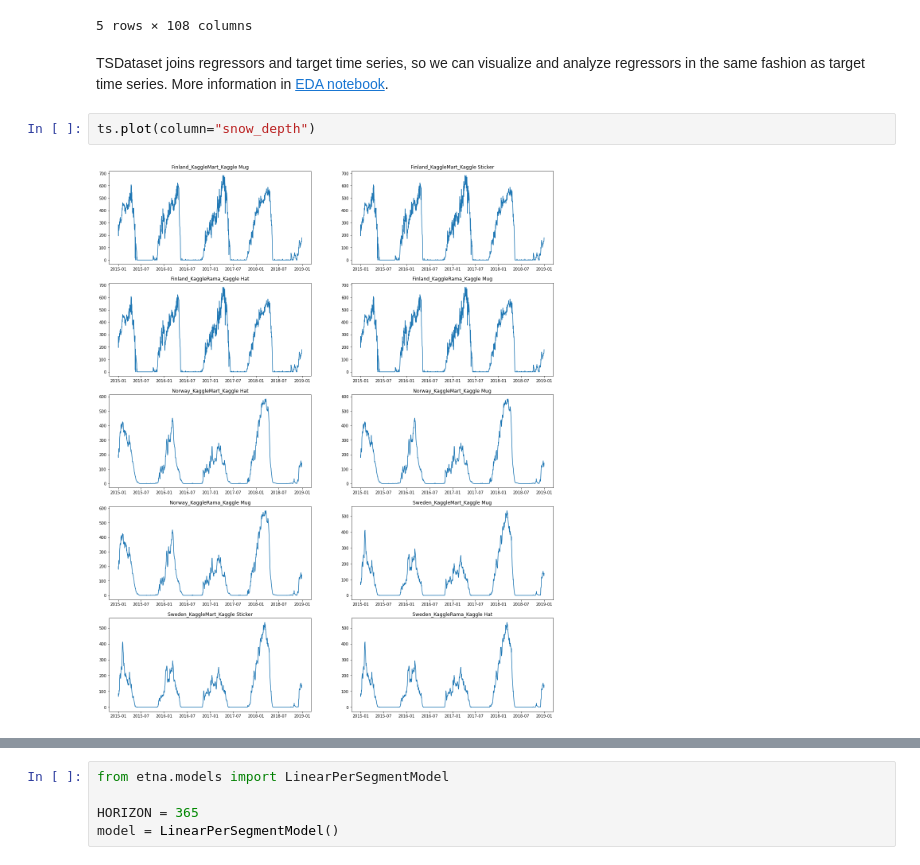
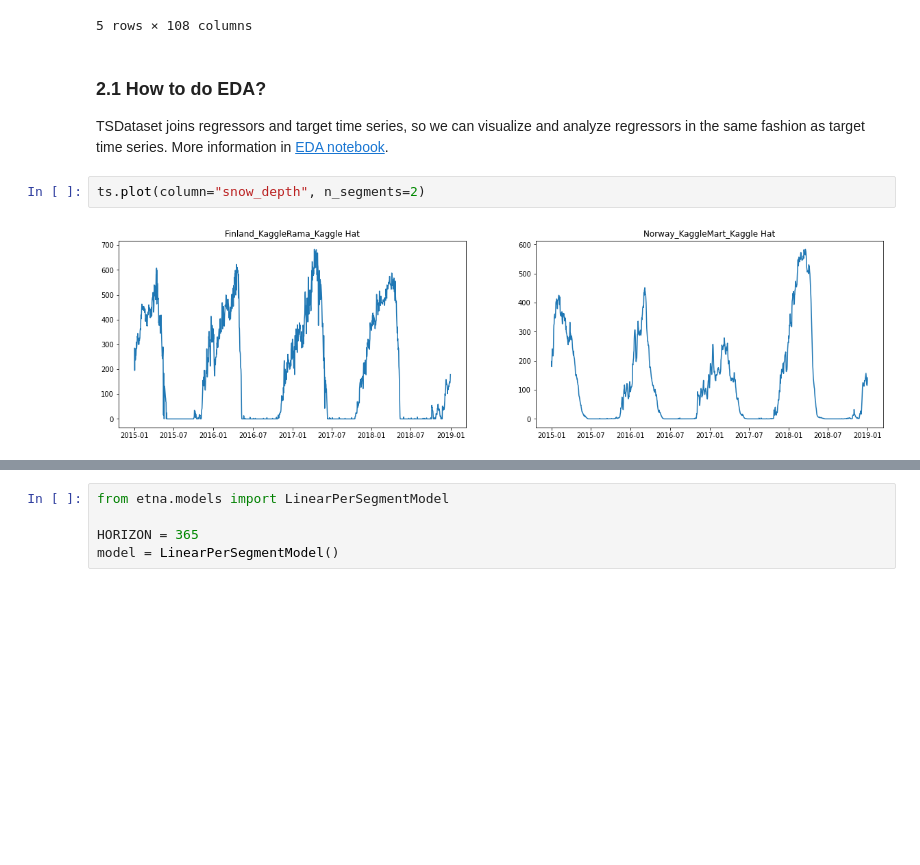
Before and after one commit to tinkoff-ai/etna, a Jupyter notebook: examples/exogenous_data.ipynb, the cells around one changed output, grey strips where cells are left out. Saved outputs shown, nothing was run; the diff lists cells and outputs as text; blank space fills up the shorter version.

```diff
--- a/examples/exogenous_data.ipynb
+++ b/examples/exogenous_data.ipynb
@@ -98,11 +103,13 @@ ts.head()
 | 2015-01-05 | 0.036364 | 236.900000 | 378.0 | -17.164286 | -8.727564 | -19.004487 | 0.036364 | ... |
 5 rows × 108 columns
 # %% [markdown]
+### 2.1 How to do EDA? <a class="anchor" id="chapter2_1"></a>
+
 TSDataset joins regressors and target time series,
 so we can visualize and analyze regressors in the same fashion as target time series.
 More information in [EDA notebook](https://github.com/tinkoff-ai/etna/blob/09a7938103c56e10bcdac7f13def9fa66c2c88dd/examples/EDA.ipynb).
 # %%
-ts.plot(column="snow_depth")
+ts.plot(column="snow_depth", n_segments=2)
 # %% [output]
-[figure, old version]
+[figure, new version]
 # %%
```
Also changed, not shown: parts of 15 cells of this notebook.
